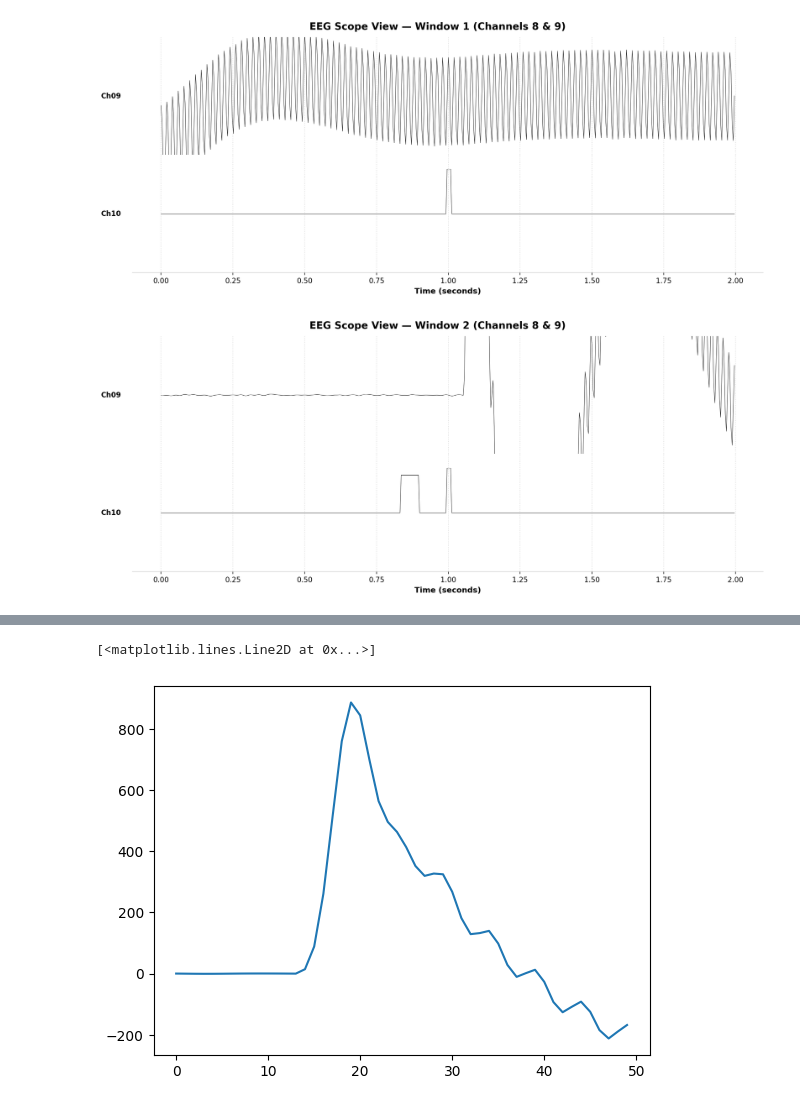
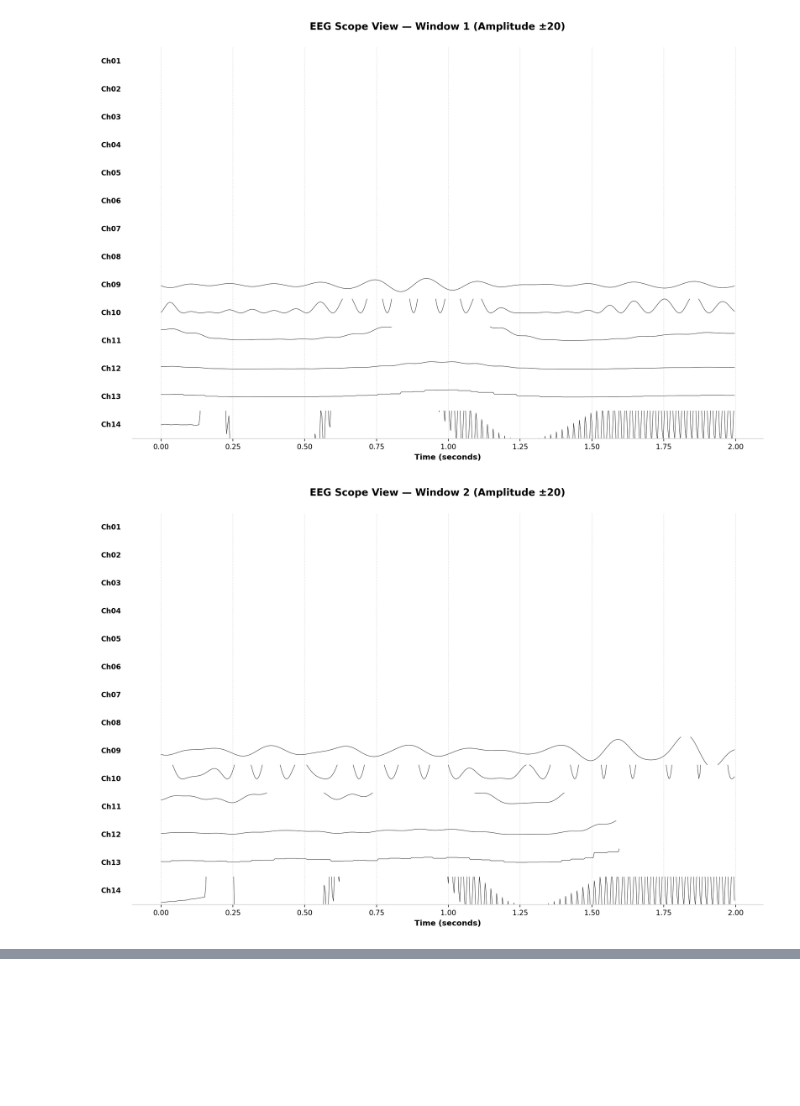
Before and after one commit to janetshin8030/OW_closedloop, a Jupyter notebook: latency.ipynb, the cells around one changed output, grey strips where cells are left out. Cells and saved outputs as stored; diff of their text form; code cells hidden in the pictures; blank space fills up the shorter version.

Commit message:
fixed online vs offline by just combining everything

```diff
--- a/latency.ipynb
+++ b/latency.ipynb
@@ -4,7 +4,6 @@ import pandas as pd
 import matplotlib.pyplot as plt
 import os
 # %%
-online = pd.read_csv("thetaEEG_gpype_2back_-1580742246_20260701_150605.csv")
-channel_8 = online[['Time',' Ch08']]
+online = pd.read_csv("eeg_LSL_gpype2back_test.csv")
 online
 # %% [output]
@@ -57,5 +114,17 @@ windows.shape
+# %%
+import pandas as pd
+
+stacked = []
+
+for i, w in enumerate(windows_df):
+    w2 = w.copy()
+    w2["window_id"] = i
+    stacked.append(w2)
+
+all_windows = pd.concat(stacked, ignore_index=True)
+all_windows.to_csv("all_windows.csv", index=False)
 # %%
-# SAVE MY WINDOWSSSS
+windows = np.array([w.to_numpy() for w in windows_df])
 # %%
 import numpy as np
 import matplotlib.pyplot as plt
@@ -67,7 +136,7 @@ n_windows = windows.shape[0]
 n_times   = windows.shape[1]
 n_channels = windows.shape[2]
 
-AMPLITUDE_WINDOW = 50
+AMPLITUDE_WINDOW = 20
 
 # Time axis (assuming 250 Hz sampling)
 fs = 250
@@ -112,44 +182,41 @@ small.shape
 # %%
 import numpy as np
 import matplotlib.pyplot as plt
 
-# small: shape (n_windows, n_times, 10)
-n_windows  = small.shape[0]
-n_times    = small.shape[1]
+# windows: shape (4, 2250, 10)
+# Example: windows = np.random.randn(4, 2250, 10)
+
+n_windows = small.shape[0]
+n_times   = small.shape[1]
 n_channels = small.shape[2]
 
-AMPLITUDE_WINDOW = 50
+AMPLITUDE_WINDOW = 20
 
 # Time axis (assuming 250 Hz sampling)
 fs = 250
 time = np.arange(n_times) / fs
 
-# Only plot channels 8 and 9 → indices 7 and 8
-channels_to_plot = [8, 9]
+for w in range(n_windows):
+    fig, axes = plt.subplots(n_channels, 1, figsize=(16, 10), sharex=True, dpi=200)
 
-for w in range(n_windows):
-    fig, axes = plt.subplots(len(channels_to_plot), 1,
-                             figsize=(16, 6), sharex=True, dpi=200)
-
-    for ax_i, ch in enumerate(channels_to_plot):
-        axes[ax_i].plot(time, small[w, :, ch], color='#111111', linewidth=0.5)
-        axes[ax_i].set_ylim(-AMPLITUDE_WINDOW, AMPLITUDE_WINDOW)
-        axes[ax_i].set_ylabel(f"Ch{ch+1:02d}", rotation=0, labelpad=30,
-                              verticalalignment='center', fontweight='bold')
-        axes[ax_i].grid(True, linestyle=':', alpha=0.5, color='#aaaaaa')
-        axes[ax_i].set_yticks([])
+    for ch in range(n_channels):
+        axes[ch].plot(time, small[w, :, ch], color='#111111', linewidth=0.5)
+        axes[ch].set_ylim(-AMPLITUDE_WINDOW, AMPLITUDE_WINDOW)
+        axes[ch].set_ylabel(f"Ch{ch+1:02d}", rotation=0, labelpad=30,
+                            verticalalignment='center', fontweight='bold')
+        axes[ch].grid(True, linestyle=':', alpha=0.5, color='#aaaaaa')
+        axes[ch].set_yticks([])
 
         for spine in ['top', 'right', 'left', 'bottom']:
-            axes[ax_i].spines[spine].set_visible(False)
+            axes[ch].spines[spine].set_visible(False)
 
     axes[-1].spines['bottom'].set_visible(True)
     axes[-1].spines['bottom'].set_color('#cccccc')
     axes[-1].set_xlabel('Time (seconds)', fontsize=11, fontweight='bold')
 
     plt.subplots_adjust(hspace=0.0)
-    plt.suptitle(f'EEG Scope View — Window {w+1} (Channels 8 & 9)',
-                 fontsize=14, fontweight='bold', y=0.93)
+    plt.suptitle(f'EEG Scope View — Window {w+1} (Amplitude ±20)', fontsize=14, fontweight='bold', y=0.93)
     plt.show()
 # %% [output]
-[figure, old version]
+[figure, new version]
-[figure, old version]
+[figure, new version]
@@ -158,8 +225,0 @@ for w in range(n_windows):
-# %%
-idx = 1
-small[idx]
-channel_8 = small[idx].T
-plt.plot(channel_8[8][250:300])
-# %% [output]
-[<matplotlib.lines.Line2D at 0x...>]
-[figure, removed]
```
Also changed, not shown: parts of 11 cells of this notebook, 39 other files.
